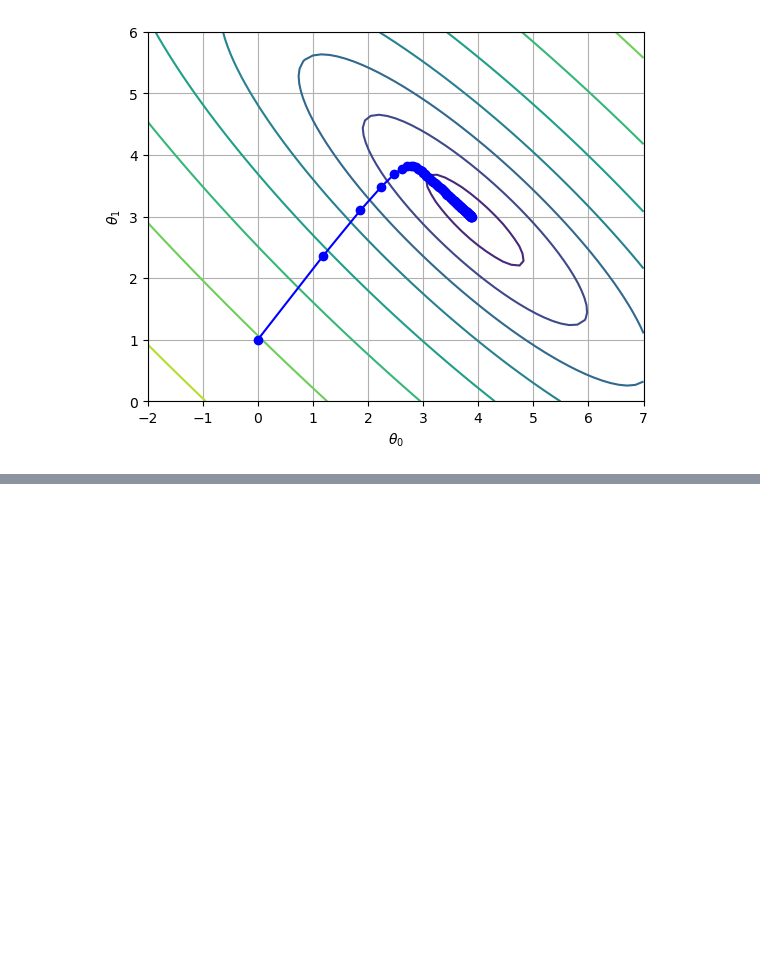
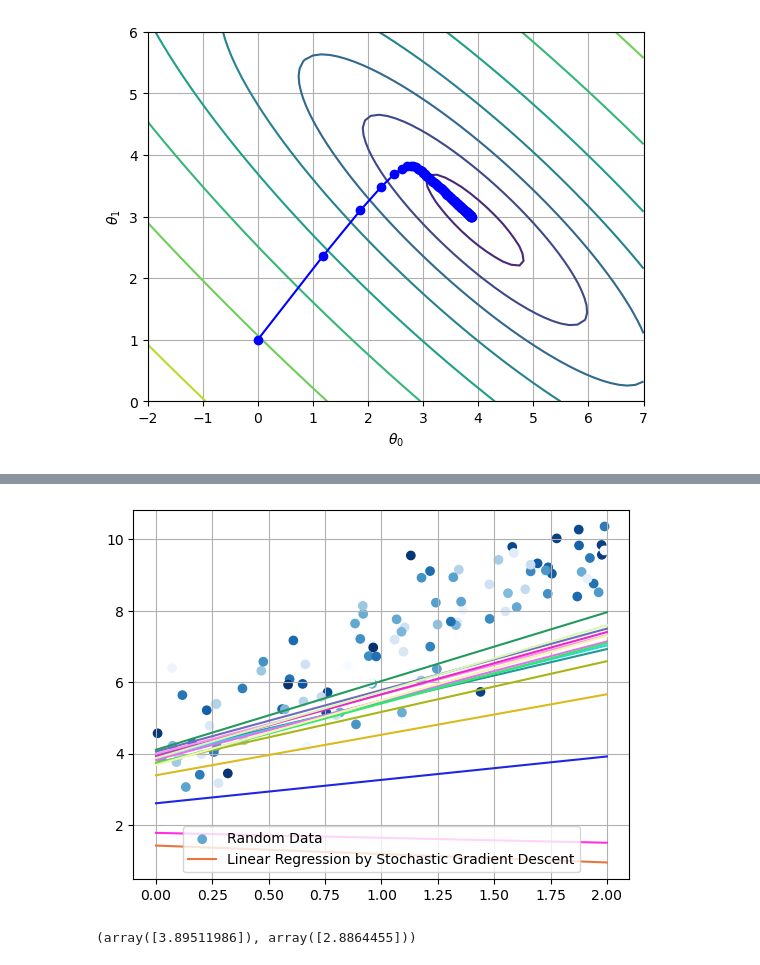
Before and after one commit to IIIL4KIII/MachineLearning, a Jupyter notebook: LinearRegression.ipynb, the cells around one changed output, grey strips where cells are left out. Drawn from its saved outputs; the diff is of its cells as text; code cells hidden in the pictures; blank space fills up the shorter version.

```diff
--- a/LinearRegression.ipynb
+++ b/LinearRegression.ipynb
@@ -130,0 +164,40 @@ plt.show()
+# %%
+# Each Step
+plt.scatter(X, y, c=colors, cmap='Blues_r', alpha=1.0)
+
+nEpochs = 5
+t0, t1 = 5, 50
+m = 3
+
+def learninSchedule(t):
+    return t0 / (t + t1)
+
+theta = np.random.randn(2, 1)
+
+for epoch in range(nEpochs):
+    for i in range(m):
+        r = np.random.rand(1)
+        g = np.random.rand(1)
+        b = np.random.rand(1)
+        randomIndex = np.random.randint(m)
+        xi = newX[randomIndex: randomIndex + 1]
+        yi = y[randomIndex: randomIndex + 1]
+        gradient = 2 * xi.T.dot(xi.dot(theta) - yi)
+        eta = learninSchedule(epoch * m + i)
+        theta = theta - eta * gradient
+        yPred = xOnes.dot(theta)
+        plt.plot(xAxis, yPred, color=(r[0], g[0], b[0]), linestyle='-')
+
+plt.legend({'Random Data', 'Linear Regression by Stochastic Gradient Descent'})
+plt.grid()
+plt.show()
+# %% [output]
+[figure, added]
+# %%
+# Usando Scikit Learnin temos
+from sklearn.linear_model import SGDRegressor
+SGDlinReg = SGDRegressor(n_iter_no_change = 50, penalty=None, eta0 = 0.1)
+SGDlinReg.fit(X, y.ravel())
+SGDlinReg.intercept_, SGDlinReg.coef_
+# %% [output]
+(array([3.89511986]), array([2.8864455]))
```
Also changed, not shown: parts of 4 cells of this notebook.
